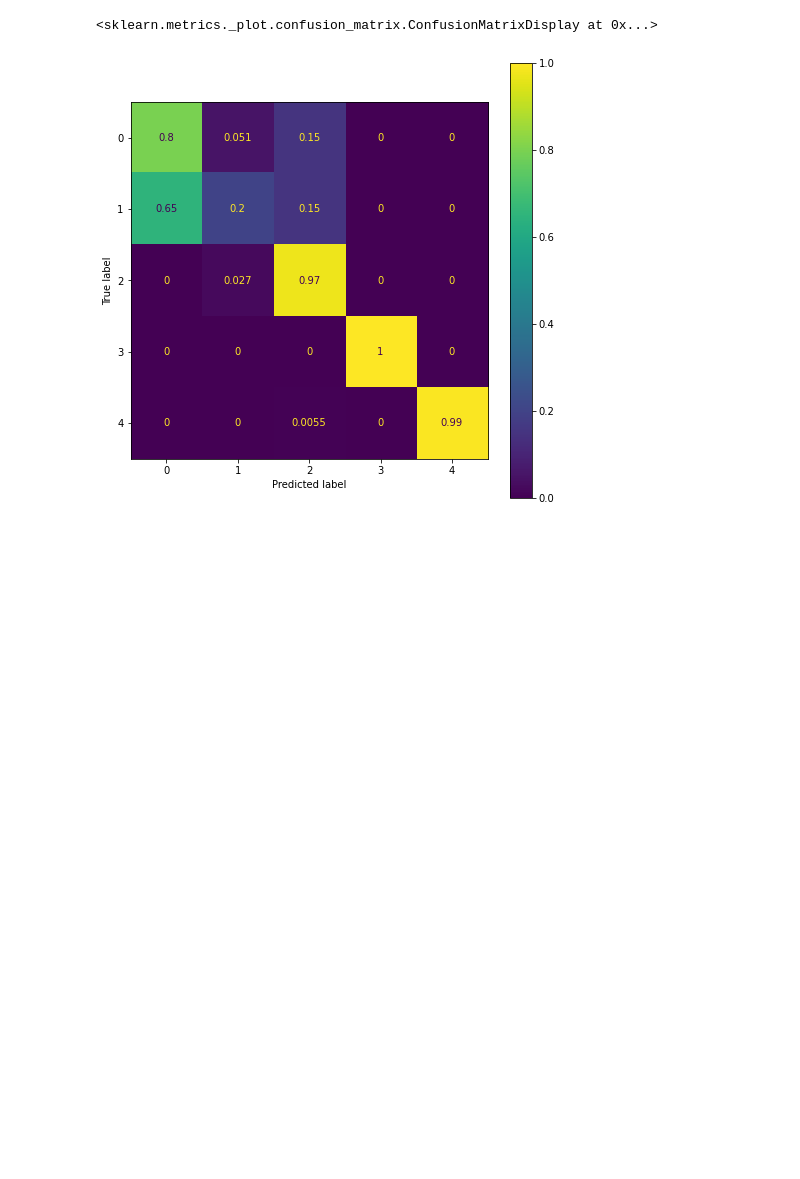
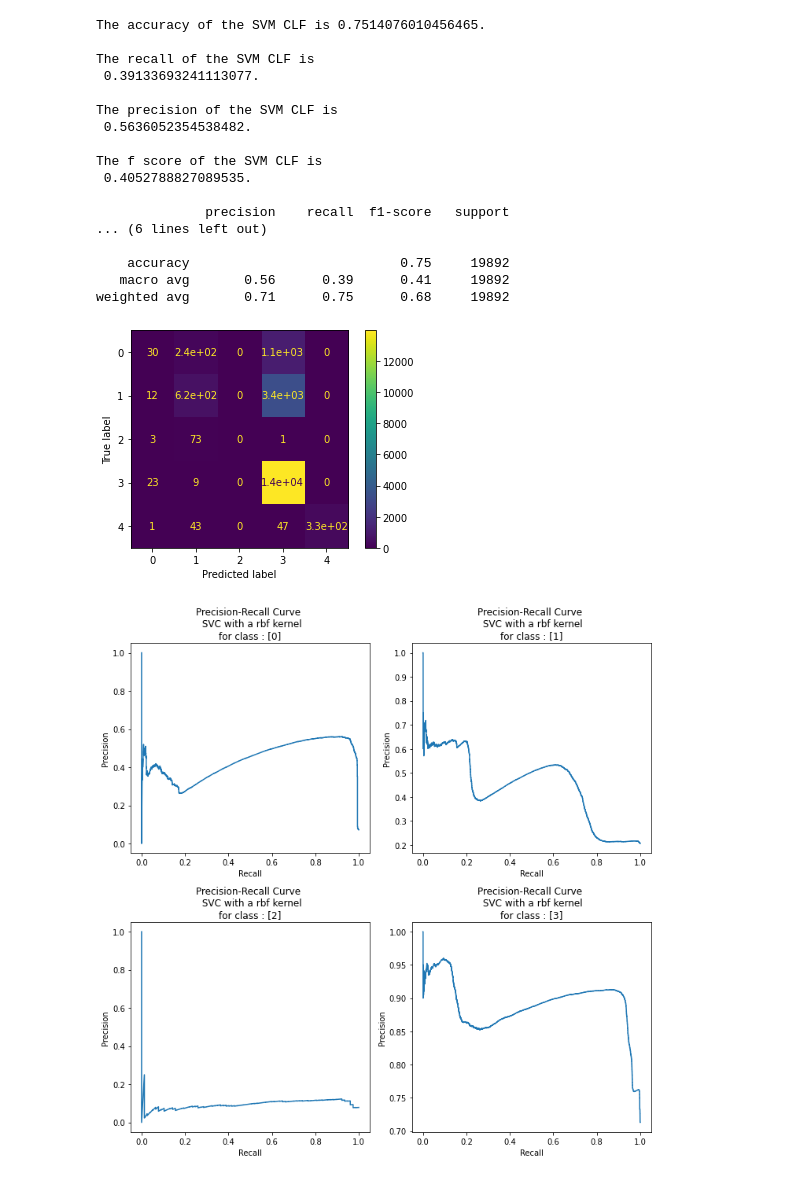
Before and after one commit to Amirosein/AGB-stars-ML-project, a Jupyter notebook: Milestone2/AGB_Project_2.ipynb, the cells around one changed output. Saved outputs shown, nothing was run; the diff lists cells and outputs as text; code cells hidden in the pictures; blank space fills up the shorter version.

```diff
--- a/Milestone2/AGB_Project_2.ipynb
+++ b/Milestone2/AGB_Project_2.ipynb
@@ -151,13 +71,67 @@ plot_confusion_matrix(clf, x_test, y_test,  ax=ax)
-# %%
-from sklearn.naive_bayes import GaussianNB
-
-x_train, x_test, y_train, y_test = train_test_split(X, Y_O, test_size=0.2, random_state=42)
-
-clf1 = GaussianNB()
-clf1.fit(x_train, y_train)
-
-fig, ax = plt.subplots(figsize=(8, 8))
-plot_confusion_matrix(clf1, x_test, y_test,  ax=ax, normalize='true')
-# %% [output]
-<sklearn.metrics._plot.confusion_matrix.ConfusionMatrixDisplay at 0x...>
-[figure, removed]
+# %%
+from sklearn.model_selection import train_test_split
+from sklearn.discriminant_analysis import LinearDiscriminantAnalysis as LDA
+from sklearn import preprocessing
+
+# Label encoding
+le = preprocessing.LabelEncoder()
+le.fit(data['class'])
+Ordinal_Y = le.transform(data['class'])
+Y_O = pd.DataFrame(Ordinal_Y)
+Y_O.columns = ['Y']
+
+x_train, x_test, y_train, y_test = train_test_split(X_pr, Y_O, random_state=1)
+# %%
+
+from sklearn.svm import SVC
+from sklearn.metrics import confusion_matrix, plot_confusion_matrix , recall_score , precision_score , f1_score , classification_report , precision_recall_curve
+
+def Evaluate_model(estimator , X_train , Y_train  , X_test , Y_test ) :
+
+    clf = estimator
+    clf.fit(X_train , Y_train)
+
+    print(f"The accuracy of the SVM CLF is {clf.score(X_test, Y_test )}.\n")
+    print(f"The recall of the SVM CLF is  \n {recall_score(Y_test, clf.predict(X_test), average = 'macro')}.\n"  )
+    print(f"The precision of the SVM CLF is  \n {precision_score(Y_test, clf.predict(X_test), average='macro' , zero_division=0)}.\n"  )
+    print(f"The f score of the SVM CLF is  \n {f1_score(Y_test, clf.predict(X_test), average='macro')}.\n"  )
+    plot_confusion_matrix( clf, X_test, Y_test)
+    clf_report = classification_report(Y_test, clf.predict(X_test),zero_division=0)
+    print(clf_report)
+
+    Y_predicted = clf.decision_function(X_test).T
+    plt_title = 'Precision-Recall Curve \n SVC with a rbf kernel\n'
+    x_label = 'Recall'
+    y_label = 'Precision'
+
+    fig = plt.figure(figsize=(10,10))
+
+    for pos_label in [0,1,2,3]:
+        precision, recall, thresholds = precision_recall_curve(Y_test, Y_predicted[pos_label], pos_label=pos_label )
+        ax = fig.add_subplot(2,2,pos_label+1,xlabel=x_label, ylabel = y_label, title = plt_title+'for class : {}'.format([pos_label])   )
+        plt.plot(recall, precision)
+
+
+    plt.tight_layout()
+    plt.show()
+Evaluate_model(SVC() , x_train , y_train.values.ravel() , x_test , y_test.values.ravel() )
+# %% [output]
+The accuracy of the SVM CLF is 0.7514076010456465.
+
+The recall of the SVM CLF is
+ 0.39133693241113077.
+
+The precision of the SVM CLF is
+ 0.5636052354538482.
+
+The f score of the SVM CLF is
+ 0.4052788827089535.
+
+              precision    recall  f1-score   support
+... (6 lines left out)
+
+    accuracy                           0.75     19892
+   macro avg       0.56      0.39      0.41     19892
+weighted avg       0.71      0.75      0.68     19892
+[figure, added]
+[figure, added]
```
Also changed, not shown: parts of 23 cells of this notebook.
